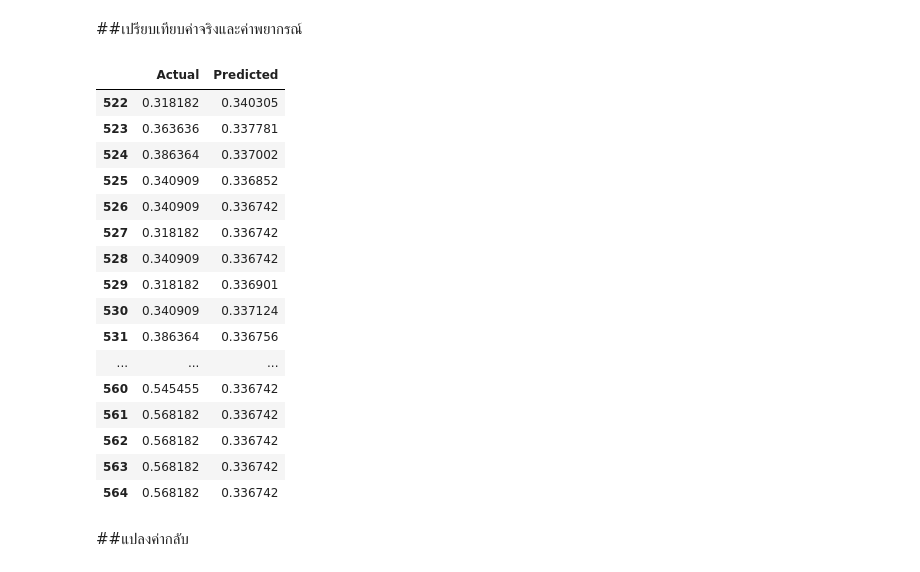
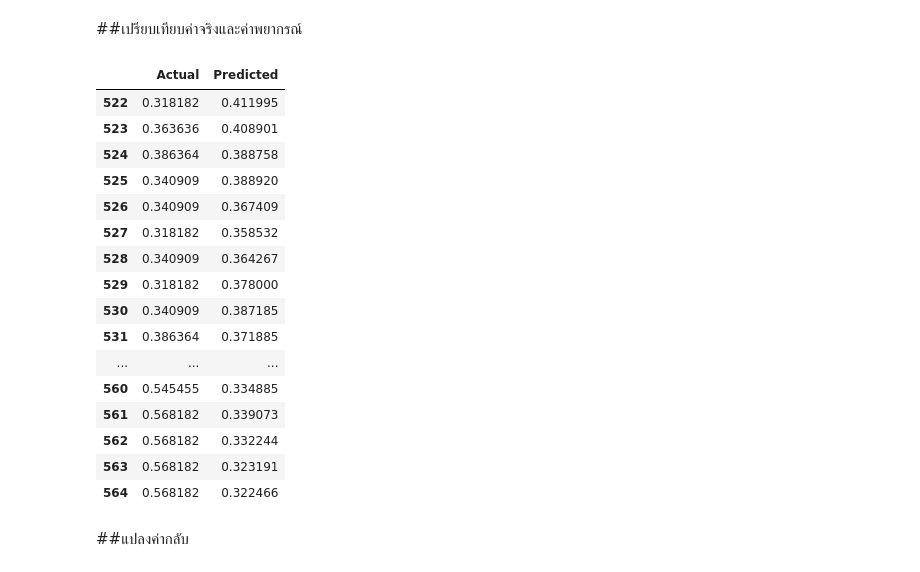
Before and after one commit to Suriya6744/Project, a Jupyter notebook: LSTM_final.ipynb, the cells around one changed output. Drawn from its saved outputs; the diff is of its cells as text; code cells hidden in the pictures.

```diff
--- a/LSTM_final.ipynb
+++ b/LSTM_final.ipynb
@@ -421,7 +421,7 @@ ex
 # %% [markdown]
 ##Date
 # %%
-date = pd.read_csv('/content/drive/MyDrive/Project1/Project1/date.csv')
+date = pd.read_csv('/content/drive/MyDrive/Project1/date.csv')
 date
 # %% [output]
 |  | Date | day | month | year | date |
@@ -754,13 +754,12 @@ a
 X = a[['cp_wti', 'cp_ex', 'cp_xau', 'vol_ptt']]
 y = a['cp_ptt']
 
-# # ใช้ iloc เพื่อแบ่งชุดข้อมูล
-X_train = X.iloc[:522, :]
-X_test = X.iloc[522:, :]
-y_train = y.iloc[:522]
-y_test = y.iloc[522:]
-X_val = X.iloc[480:544, :]
-y_val = y.iloc[480:544]
+# ใช้ iloc เพื่อแบ่งชุดข้อมูล
+X_train_ptt = X.iloc[:522, :]
+X_test_ptt = X.iloc[522:, :]
+y_train_ptt = y.iloc[:522]
+y_test_ptt = y.iloc[522:]
 # %%
-# X_train = X_train.values.reshape((X_train.shape[0], X_train.shape[1], 1))
-# X_test = X_test.values.reshape((X_test.shape[0], X_test.shape[1], 1))
+# แปลงข้อมูลให้เป็นรูปแบบที่เหมาะสมสำหรับ LSTM
+X_train_ptt = X_train_ptt.values.reshape((X_train_ptt.shape[0], X_train_ptt.shape[1], 1))
+X_test_ptt = X_test_ptt.values.reshape((X_test_ptt.shape[0], X_test_ptt.shape[1], 1))
@@ -879,0 +938,10 @@ X_train.shape[2]
+# %%
+y_pred_ptt_test = model.predict(X_test_ptt).flatten()
+plt.figure(figsize=(12, 6))
+plt.plot(cm_df['cp_ptt'][522:].values, label='Actual Prices', color='blue')
+plt.plot(y_pred_ptt_test, label='Predicted Prices', color='red')
+plt.xlabel('Time')
+plt.ylabel('Stock Price')
+plt.legend()
+plt.title('Actual vs. Predicted Stock Prices')
+plt.show()
@@ -1055,30 +1057,30 @@ y_pred = model.predict(X_test)
 # %%
 import pandas as pd
 import numpy as np
 
 # Create a DataFrame for comparison
-lstm_ptt_pd_test = pd.DataFrame({'Actual': y_test, 'Predicted': y_pred.flatten()})
+lstm_ptt_pd_test = pd.DataFrame({'Actual': y_test_ptt, 'Predicted': y_pred_ptt_test.flatten()})
 
 # Print the comparison table
 lstm_ptt_pd_test
 # %% [output]
 |  | Actual | Predicted |
-| 522 | 0.318182 | 0.340305 |
-| 523 | 0.363636 | 0.337781 |
-| 524 | 0.386364 | 0.337002 |
-| 525 | 0.340909 | 0.336852 |
-| 526 | 0.340909 | 0.336742 |
-| 527 | 0.318182 | 0.336742 |
-| 528 | 0.340909 | 0.336742 |
-| 529 | 0.318182 | 0.336901 |
-| 530 | 0.340909 | 0.337124 |
-| 531 | 0.386364 | 0.336756 |
+| 522 | 0.318182 | 0.411995 |
+| 523 | 0.363636 | 0.408901 |
+| 524 | 0.386364 | 0.388758 |
+| 525 | 0.340909 | 0.388920 |
+| 526 | 0.340909 | 0.367409 |
+| 527 | 0.318182 | 0.358532 |
+| 528 | 0.340909 | 0.364267 |
+| 529 | 0.318182 | 0.378000 |
+| 530 | 0.340909 | 0.387185 |
+| 531 | 0.386364 | 0.371885 |
 | ... | ... | ... |
-| 560 | 0.545455 | 0.336742 |
-| 561 | 0.568182 | 0.336742 |
-| 562 | 0.568182 | 0.336742 |
-| 563 | 0.568182 | 0.336742 |
-| 564 | 0.568182 | 0.336742 |
+| 560 | 0.545455 | 0.334885 |
+| 561 | 0.568182 | 0.339073 |
+| 562 | 0.568182 | 0.332244 |
+| 563 | 0.568182 | 0.323191 |
+| 564 | 0.568182 | 0.322466 |
 # %% [markdown]
 ##แปลงค่ากลับ
 # %%
```
Also changed, not shown: parts of 68 cells of this notebook.
